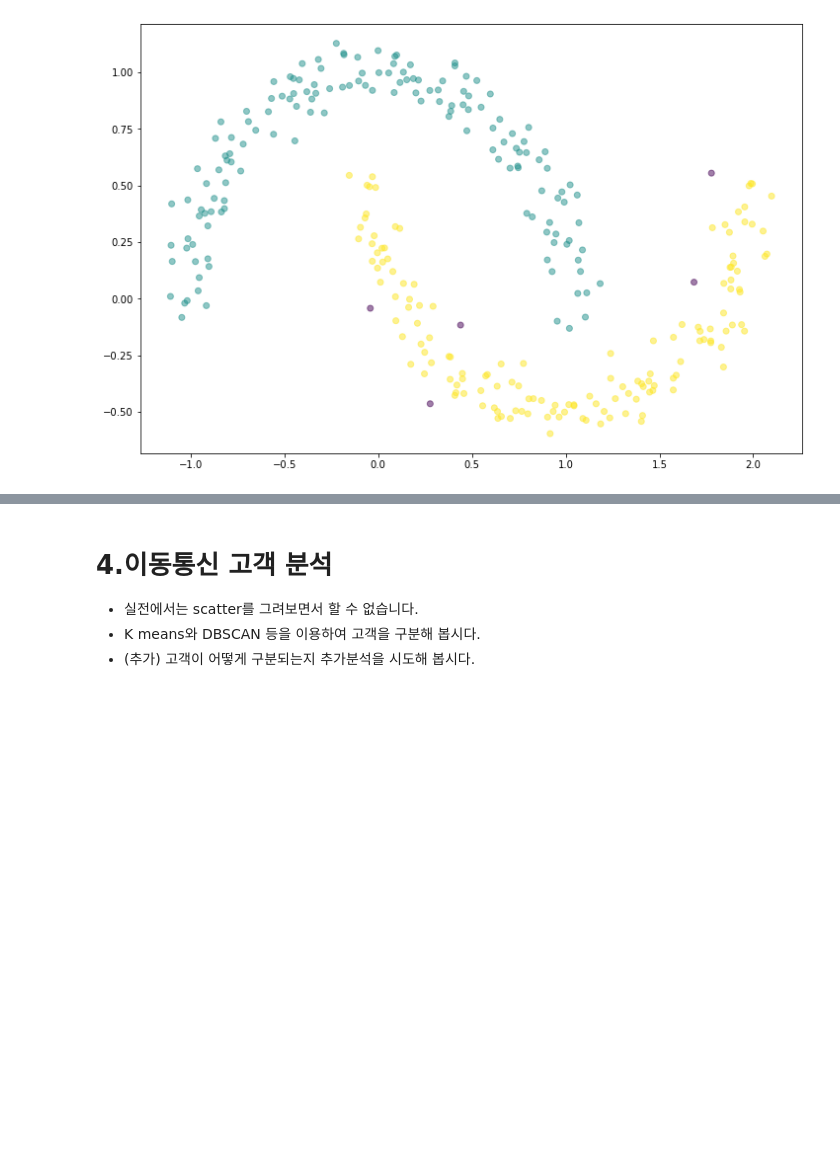
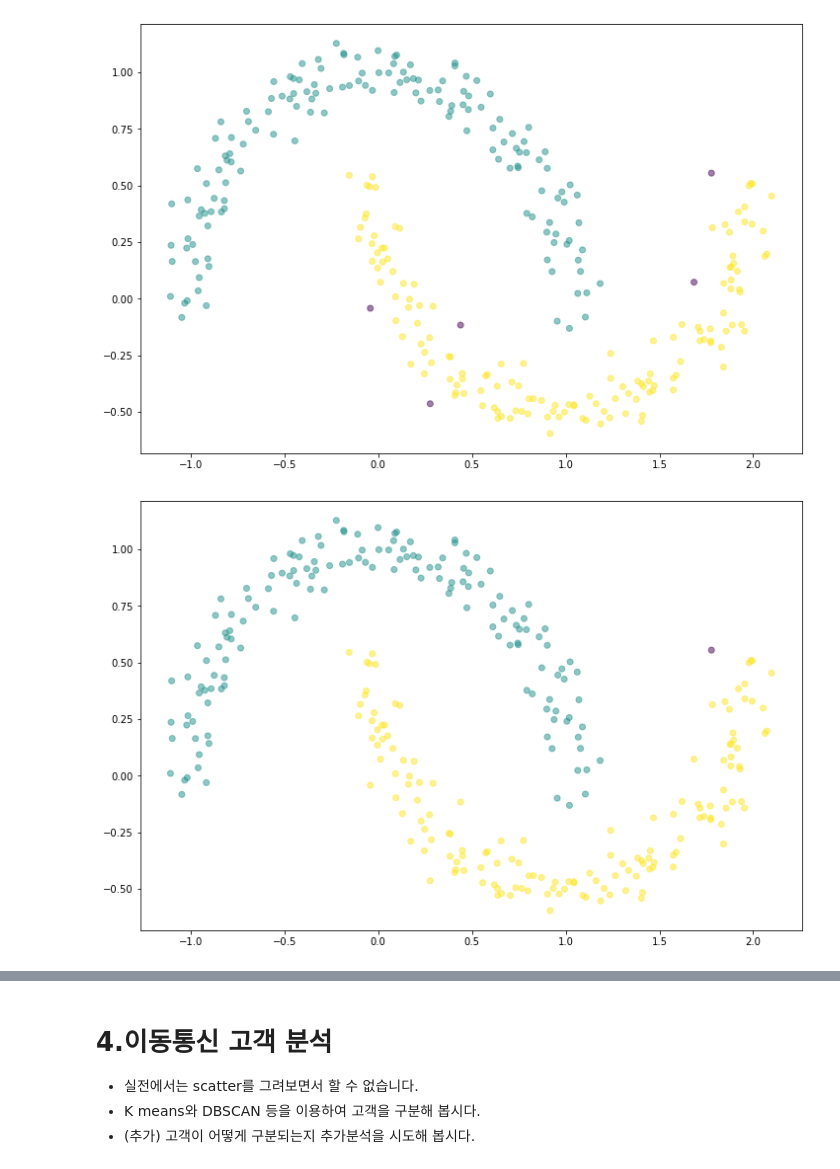
Before and after one commit to eedock92/aivle2_machine_learning, a Jupyter notebook: 15과 비지도 학습 소개.ipynb, the cells around one changed output, grey strips where cells are left out. Cells and saved outputs as stored; diff of their text form; code cells hidden in the pictures; blank space fills up the shorter version.

```diff
--- a/15과 비지도 학습 소개.ipynb
+++ b/15과 비지도 학습 소개.ipynb
@@ -271,3 +275,8 @@ epsilon = 0.125
 dbscan_plot(x,y, eps = epsilon)
 # %% [output]
 [figure]
+# %%
+epsilon = 0.2
+dbscan_plot(x,y, eps = epsilon)
+# %% [output]
+[figure, added]
```
Also changed, not shown: parts of 12 cells of this notebook, 4 other files.
